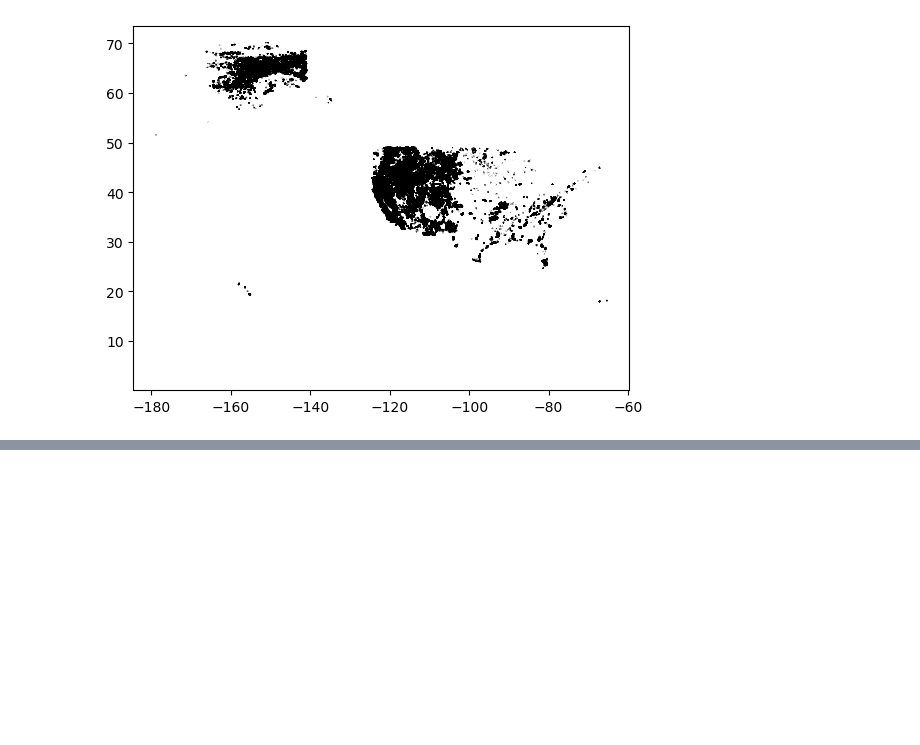
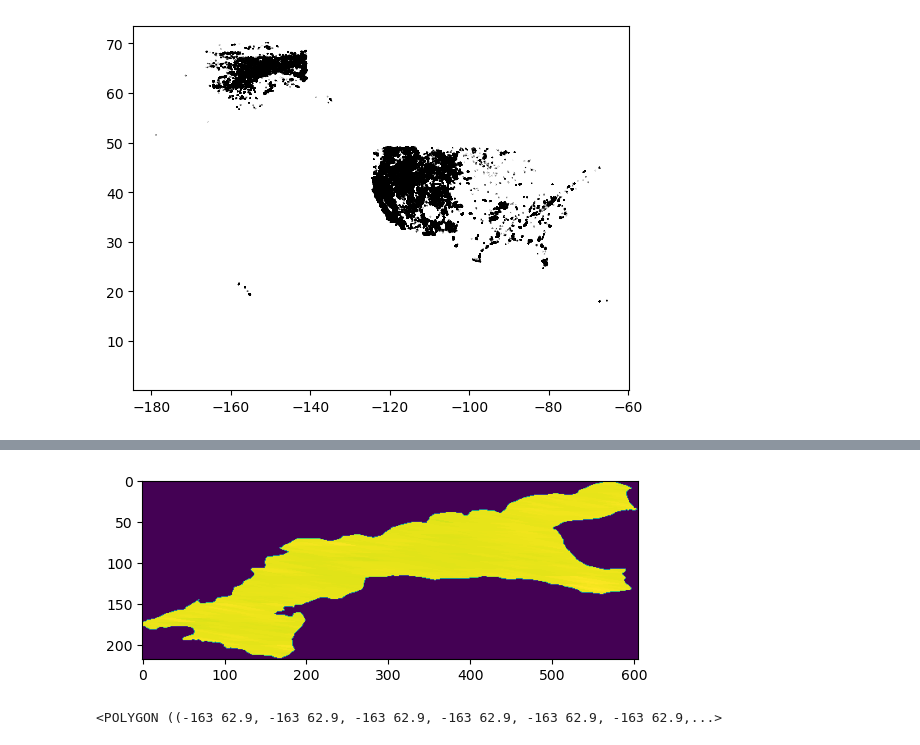
Before and after one commit to cmanna75/wildfire_susceptibility, a Jupyter notebook: Wildfire_Susceptibility.ipynb, the cells around one changed output, grey strips where cells are left out. Drawn from its saved outputs; the diff is of its cells as text; code cells hidden in the pictures; blank space fills up the shorter version.

```diff
--- a/Wildfire_Susceptibility.ipynb
+++ b/Wildfire_Susceptibility.ipynb
@@ -189,0 +190,12 @@ Name: 1, dtype: object
+# %%
+#find avaerage ration between Acres and area to determine typtical fire ratio
+i = 0
+area = 0
+for idx, fire in wildfire_points_roi.iterrows():
+    if  not (pd.isna(fire['GIS_ACRES'])):
+        print(fire['GIS_ACRES']/fire.geometry.area)
+        area = area + fire['GIS_ACRES']/fire.geometry.area
+        i = i + 1
+print('average')
+print(area/i)
+ratio = area/i
@@ -189,0 +242,6 @@ Name: 1, dtype: object
+# %%
+for idx, fire in wildfire_points_roi.iterrows():
+    if pd.isna(fire['GIS_ACRES']):
+        print(fire.geometry.area)
+        print(fire.geometry.area * ratio)
+        wildfire_points_roi.at[idx,'GIS_ACRES'] = (fire.geometry.area * ratio)
@@ -189,0 +317,3 @@ Name: 1, dtype: object
+# %%
+wildfire_points_roi = wildfire_points_roi[['FIRE_YEAR','Fire_Classification','geometry']]
+wildfire_points_roi
@@ -189,0 +478,9 @@ Name: 1, dtype: object
+# %%
+plt.imshow(ndvi_data[0][0])
+plt.show()
+# %% [output]
+[figure, added]
+# %%
+wildfire_points.iloc[41820].geometry
+# %% [output]
+<POLYGON ((-163 62.9, -163 62.9, -163 62.9, -163 62.9, -163 62.9, -163 62.9,...>
```
Also changed, not shown: parts of 40 cells of this notebook.
